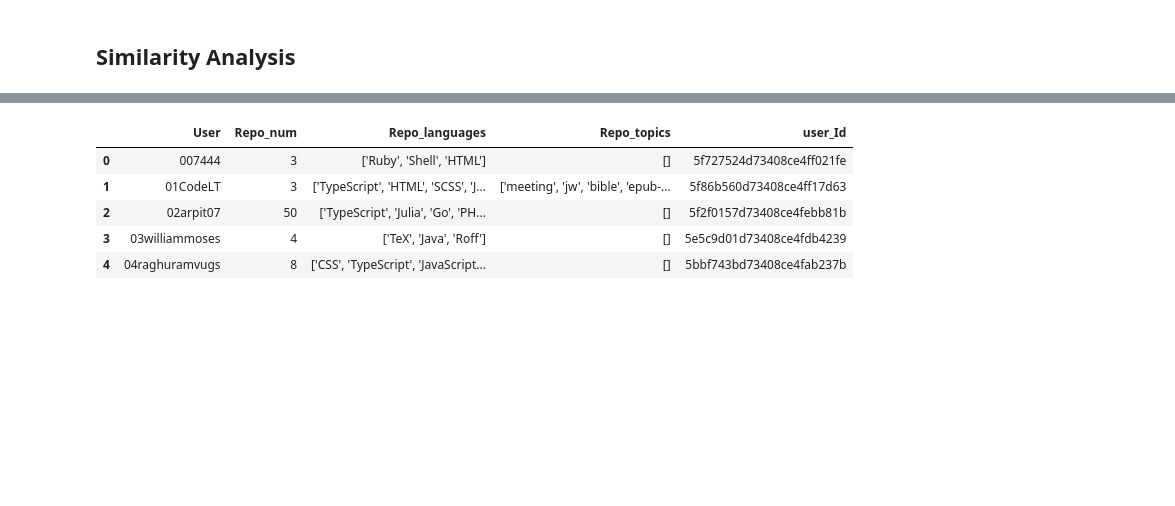
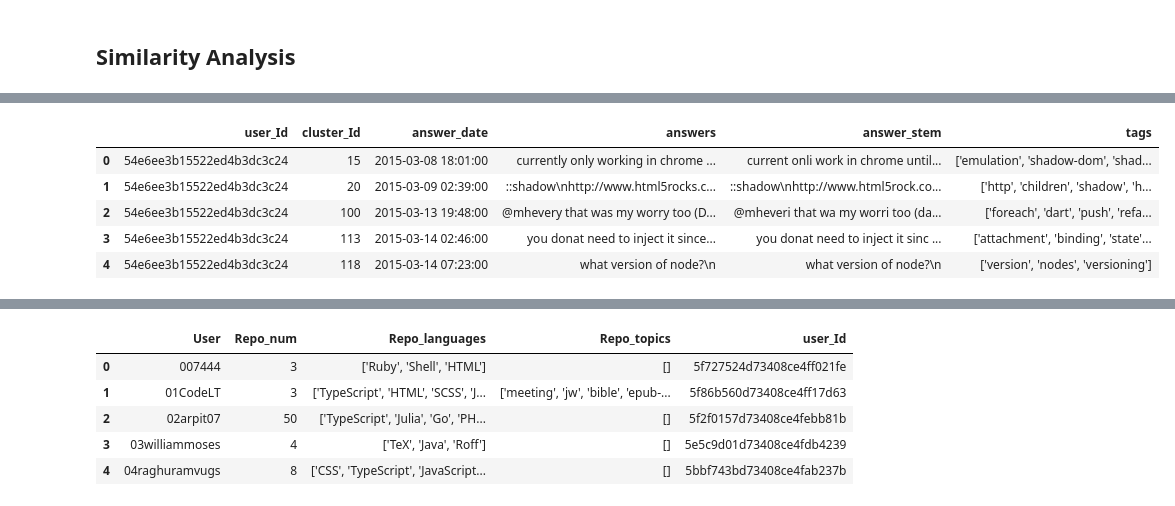
Before and after one commit to NoleWang/Respondent_Recommendation, a Jupyter notebook: Analysis/Analysis.ipynb, the cells around one changed output, grey strips where cells are left out. Saved outputs shown, nothing was run; the diff lists cells and outputs as text; code cells hidden in the pictures; blank space fills up the shorter version.

```diff
--- a/Analysis/Analysis.ipynb
+++ b/Analysis/Analysis.ipynb
@@ -740,4 +889,13 @@ final matched: 9790
 # %%
 df_gitter = pd.read_csv(channel2+'/'+channel2+'_profile_tags.csv')
+# %%
+df_gitter.head()
+# %% [output]
+|  | user_Id | cluster_Id | answer_date | answers | answer_stem | tags |
+| 0 | 54e6ee3b15522ed4b3dc3c24 | 15 | 2015-03-08 18:01:00 | currently only working in chrome ... | current onli work in chrome until... | ['emulation', 'shadow-dom', 'shad... |
+| 1 | 54e6ee3b15522ed4b3dc3c24 | 20 | 2015-03-09 02:39:00 | ::shadow\nhttp://www.html5rocks.c... | ::shadow\nhttp://www.html5rock.co... | ['http', 'children', 'shadow', 'h... |
+| 2 | 54e6ee3b15522ed4b3dc3c24 | 100 | 2015-03-13 19:48:00 | @mhevery that was my worry too (D... | @mheveri that wa my worri too (da... | ['foreach', 'dart', 'push', 'refa... |
+| 3 | 54e6ee3b15522ed4b3dc3c24 | 113 | 2015-03-14 02:46:00 | you donat need to inject it since... | you donat need to inject it sinc ... | ['attachment', 'binding', 'state'... |
+| 4 | 54e6ee3b15522ed4b3dc3c24 | 118 | 2015-03-14 07:23:00 | what version of node?\n | what version of node?\n | ['version', 'nodes', 'versioning'] |
 # %%
 df_issue = pd.read_csv(channel2+'/'+channel2+'_issue_tags.csv')
```
Also changed, not shown: parts of 40 cells of this notebook, 1 other file.
